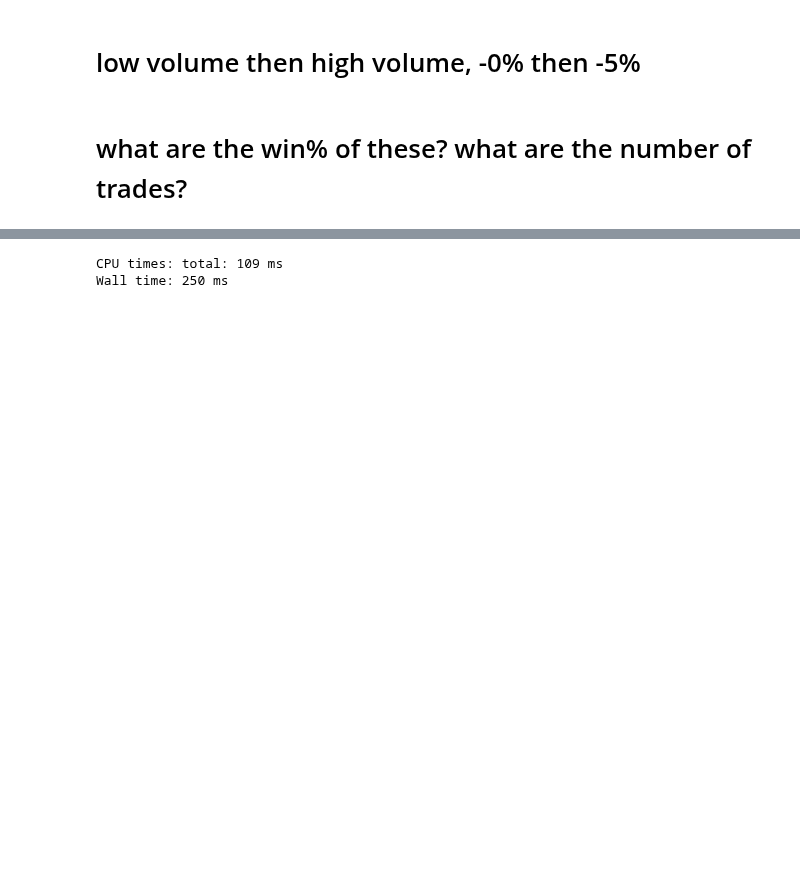
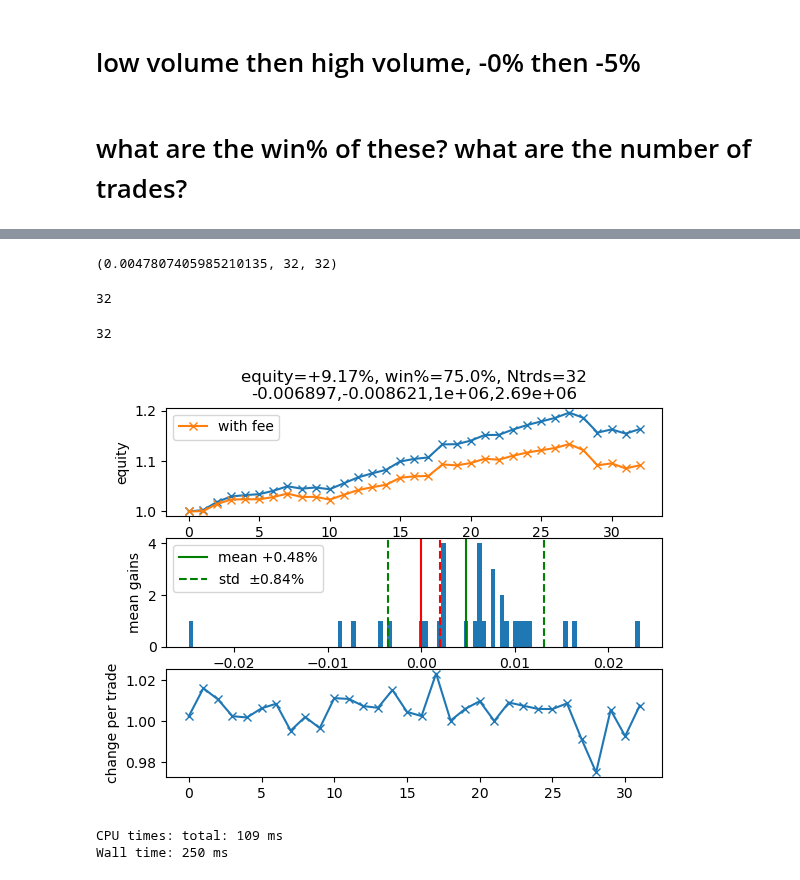
Before and after one commit to alexpvpmindustry/cryptotradr, a Jupyter notebook: 2_0_2_readresults.ipynb, the cells around one changed output, grey strips where cells are left out. Cells and saved outputs as stored; diff of their text form; code cells hidden in the pictures; blank space fills up the shorter version.

```diff
--- a/2_0_2_readresults.ipynb
+++ b/2_0_2_readresults.ipynb
@@ -205,0 +183,3 @@ np.where([r[0]>0.02 for r in results])
+# %%
+with open("2_0_0_analysisdata/2_0_0dfmpl_list.pkl","rb")as f:
+    dfmpl_list = pickle.load(f)
@@ -205,0 +255,9 @@ np.where([r[0]>0.02 for r in results])
+# %%
+mean_val,len(collated_data),len(trade_locs)
+# %% [output]
+(0.0047807405985210135, 32, 32)
+# %%
+from collections import Counter
+len(set([t for trade_locs in all_trade_locs for t,_ in trade_locs ]))
+# %% [output]
+32
@@ -206,3 +291,41 @@ np.where([r[0]>0.02 for r in results])
+# %%
+len(trade_loc_list)
+# %% [output]
+32
+# %%
+#for r_loc in result_locs[order][:10]:
+fig,axx=plt.subplots(3,1,)
+#profits = results[r_loc][3]#779432 #805532
+winpercent=len(np.where((np.asarray(profits)-0.002)>0)[0])/len(profits)
+ax=axx[0]
+ax.set_ylabel("equity")
+equity = [1]
+equity_fee = [1]
+for p in profits:
+    equity.append(equity[-1]*(1+p))
+    equity_fee.append(equity_fee[-1]*(1+p-0.002))
+ax.plot(equity,"-x")
+ax.plot(equity_fee,"-x",label="with fee")
+ax.legend()
+strr=f"equity={equity_fee[-1]-1:+.2%}, win%={winpercent:.1%}, Ntrds={len(profits)}\n"
+strr+= ",".join([f"{r:.4g}" for r in results[r_loc][1]])
+ax.set_title(strr)
+
+ax=axx[1]
+ax.hist(profits,bins=100);
+ax.axvline(0.002,c="r",ls="--")
+ax.axvline(0.0,c="r")
+ax.axvline(np.mean(profits),c="g",label=f"mean {np.mean(profits):+.2%}")
+ax.axvline(np.mean(profits)+np.std(profits),c="g",ls="--",label=f"std  $\pm${np.std(profits):.2%}")
+ax.axvline(np.mean(profits)-np.std(profits),c="g",ls="--")
+ax.set_ylabel("mean gains")
+ax.legend()
+ax=axx[2]
+ax.plot(np.asarray(profits)+1,"-x")
+ax.set_ylabel("change per trade")
+plt.show()
+# %% [output]
+[figure, added]
 # %%
 %%time
 arr = np.asarray([r[2] for r in results ]).reshape( int(len(results)**0.5),-1)
```
Also changed, not shown: parts of 15 cells of this notebook, 2 other files.
